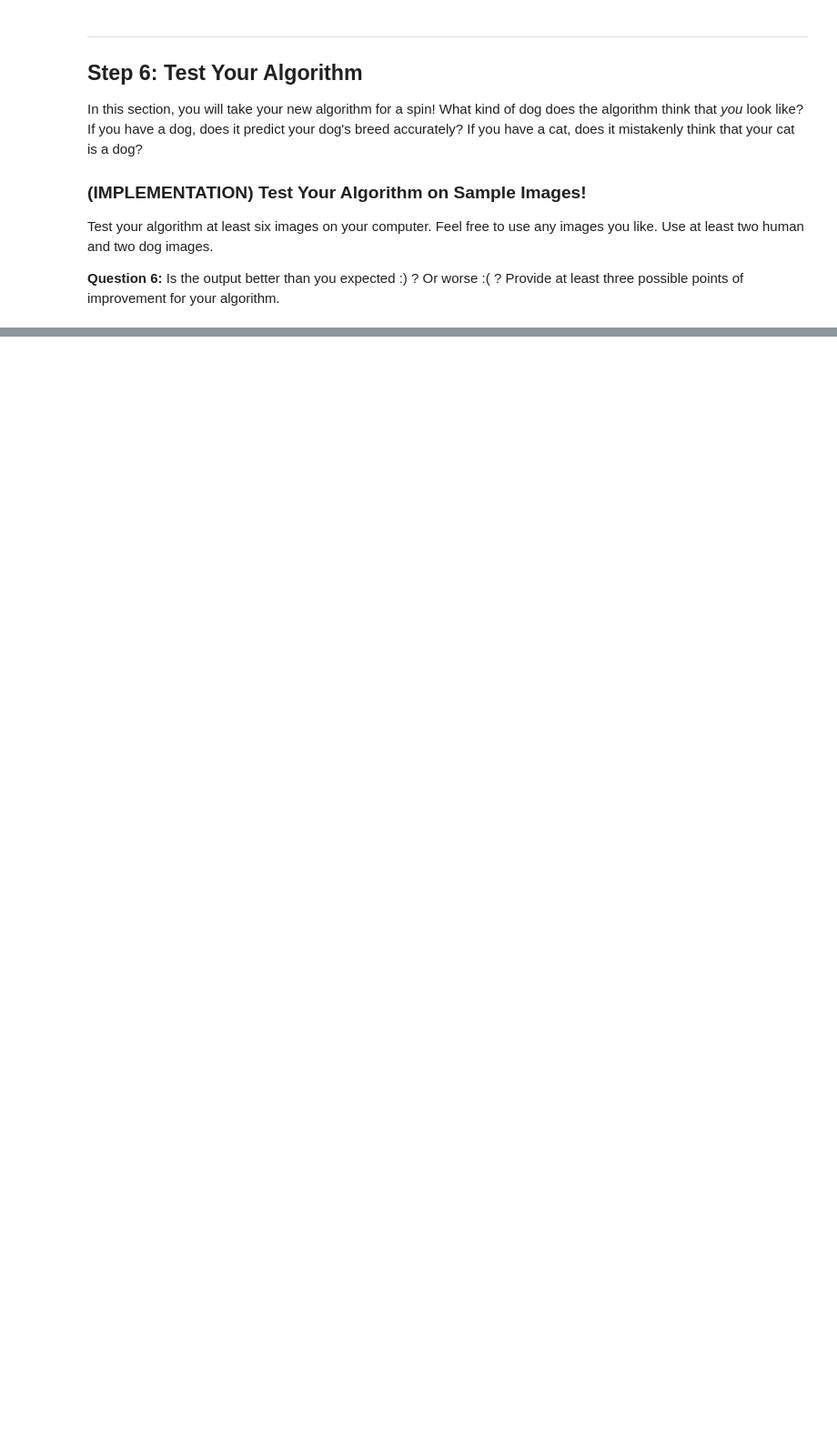
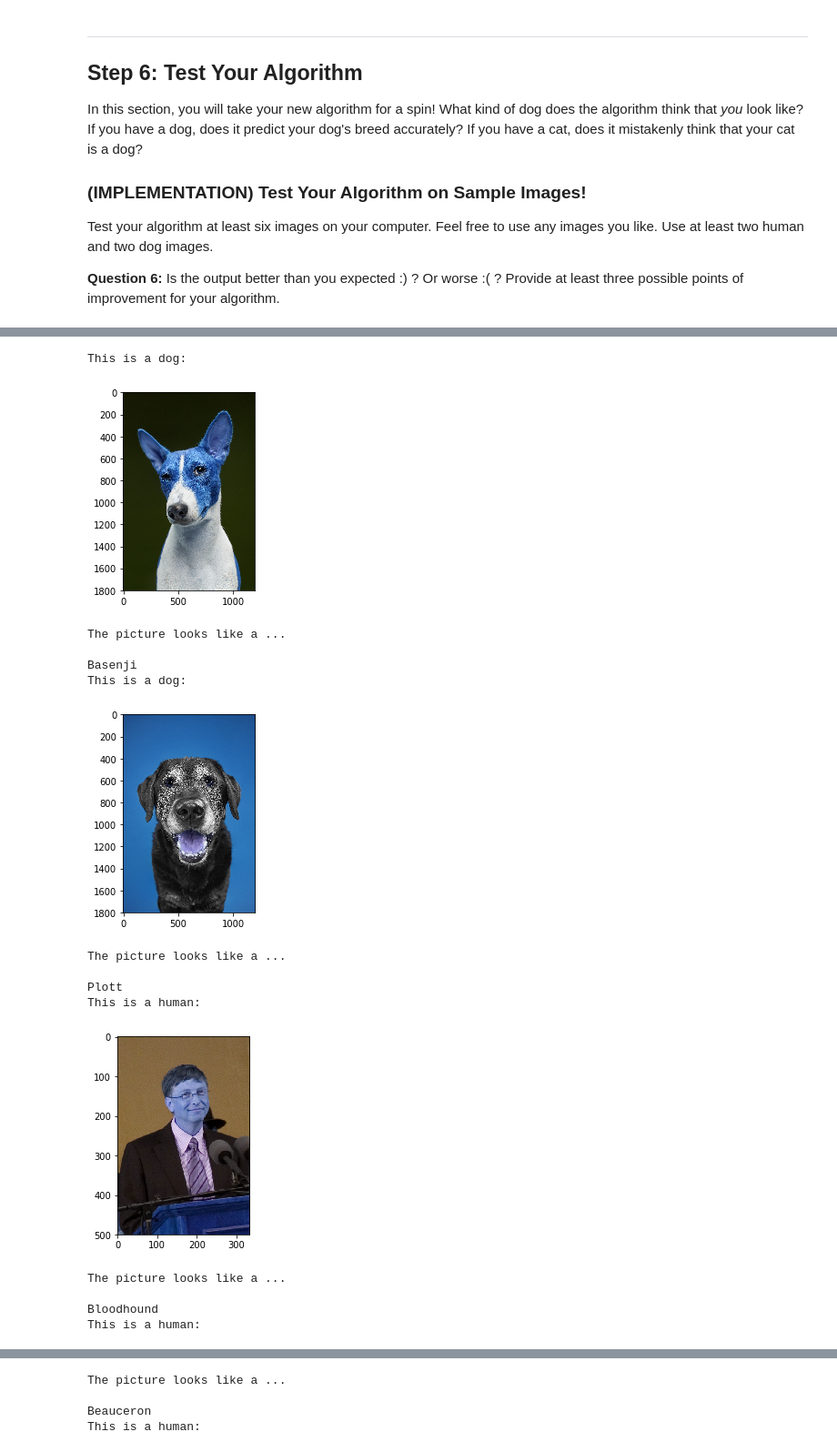
Before and after one commit to nielspetersen/project-dog-classification, a Jupyter notebook: dog_app.ipynb, the cells around one changed output, grey strips where cells are left out. Shown at 91% size. Cells and saved outputs as stored; diff of their text form; code cells hidden in the pictures; blank space fills up the shorter version.

```diff
--- a/dog_app.ipynb
+++ b/dog_app.ipynb
@@ -471,10 +823,15 @@ optimizer_transfer = None
+# %%
+import torch.optim as optim
+
+criterion_transfer = nn.CrossEntropyLoss()
+# only update weights for fully-connected classifier
+optimizer_transfer = optim.SGD(model_transfer.classifier.parameters(), lr=0.01)
 # %% [markdown]
 ### (IMPLEMENTATION) Train and Validate the Model
 
 Train and validate your model in the code cell below.  [Save the final model parameters](http://pytorch.org/docs/master/notes/serialization.html) at filepath `'model_transfer.pt'`.
 # %%
 # train the model
-model_transfer = # train(n_epochs, loaders_transfer, model_transfer, optimizer_transfer, criterion_transfer, use_cuda, 'model_transfer.pt')
-
+model_transfer = train(12, loaders_transfer, model_transfer, optimizer_transfer, criterion_transfer, use_cuda, 'model_transfer.pt')
 # load the model that got the best validation accuracy (uncomment the line below)
-#model_transfer.load_state_dict(torch.load('model_transfer.pt'))
+model_transfer.load_state_dict(torch.load('model_transfer.pt'))
@@ -525,3 +917,29 @@ def run_app(img_path):
+# %%
+### TODO: Write your algorithm.
+### Feel free to use as many code cells as needed.
+
+def run_app(img_path):
+    ## handle cases for a human face, dog, and neither
+
+    dog_detected = dog_detector(img_path)
+    human_detected = face_detector(img_path)
+
+    if (dog_detected | human_detected):
+        if dog_detected:
+            print("This is a dog: ")
+        elif human_detected:
+            print("This is a human: ")
+
+        img = cv2.imread(img_path)
+        # display the image, along with bounding box
+        plt.imshow(img)
+        plt.show()
+        prediction = predict_breed_transfer(img_path)
+
+        print("The picture looks like a ... \n")
+        print(prediction)
+    else:
+        print("Error: The image does not contain a dog or human. Please provide an image with a dog or a human face.")
 # %% [markdown]
 ---
 <a id='step6'></a>
@@ -539,8 +965,25 @@ __Answer:__ (Three possible points for improvement)
 # %%
 ## TODO: Execute your algorithm from Step 6 on
 ## at least 6 images on your computer.
 ## Feel free to use as many code cells as needed.
+test_files = np.array(glob("test_images/*"))
 
-## suggested code, below
-for file in np.hstack((human_files[:3], dog_files[:3])):
+for file in test_files:
     run_app(file)
+# %% [output]
+This is a dog:
+[figure, added]
+The picture looks like a ...
+
+Basenji
+This is a dog:
+[figure, added]
+The picture looks like a ...
+
+Plott
+This is a human:
+[figure, added]
+The picture looks like a ...
+
+Bloodhound
+This is a human:
@@ -546,0 +991,4 @@ for file in np.hstack((human_files[:3], dog_files[:3])):
+The picture looks like a ...
+
+Beauceron
+This is a human:
```
Also changed, not shown: parts of 39 cells of this notebook, 1 other file.
